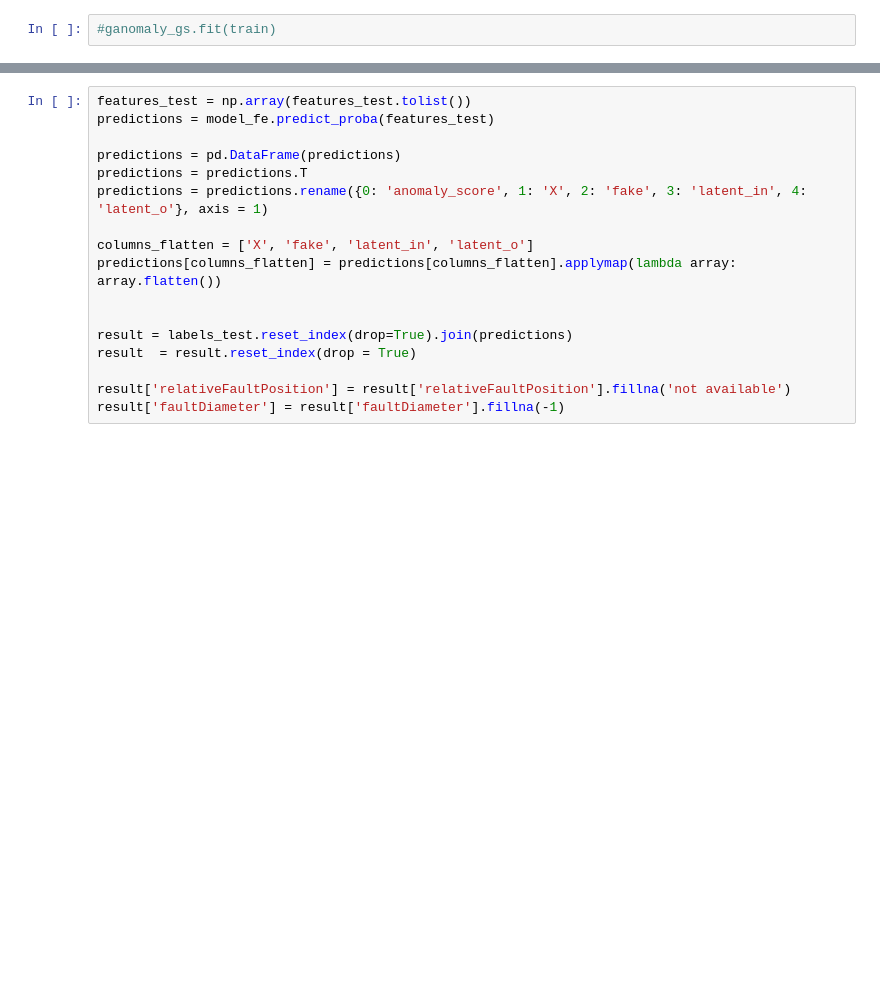
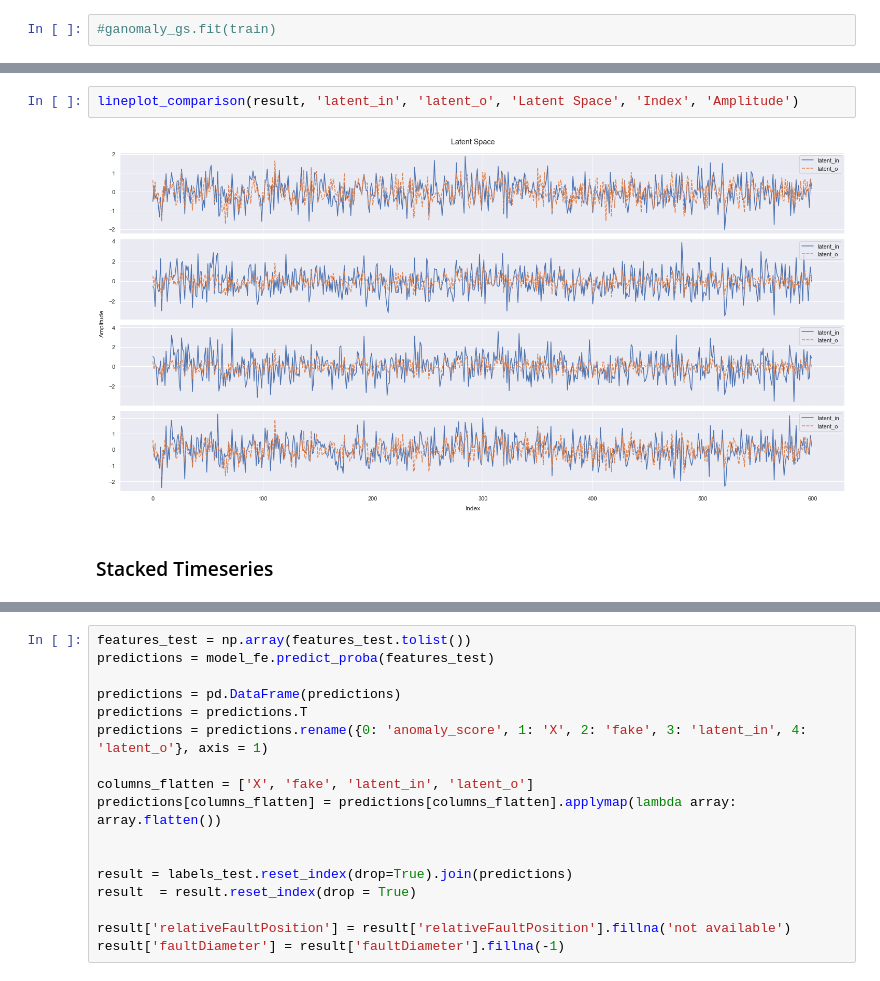
Before and after one commit to jlsachse/AnomalyGAN, a Jupyter notebook: cwru_experiments.ipynb, the cells around one changed output, grey strips where cells are left out. Drawn from its saved outputs; the diff is of its cells as text; blank space fills up the shorter version.

```diff
--- a/cwru_experiments.ipynb
+++ b/cwru_experiments.ipynb
@@ -245,0 +213,6 @@ import matplotlib.pyplot as plt
+# %%
+lineplot_comparison(result, 'latent_in', 'latent_o', 'Latent Space', 'Index', 'Amplitude')
+# %% [output]
+[figure, added]
+# %% [markdown]
+### Stacked Timeseries
```
Also changed, not shown: parts of 27 cells of this notebook, 2 other files.
